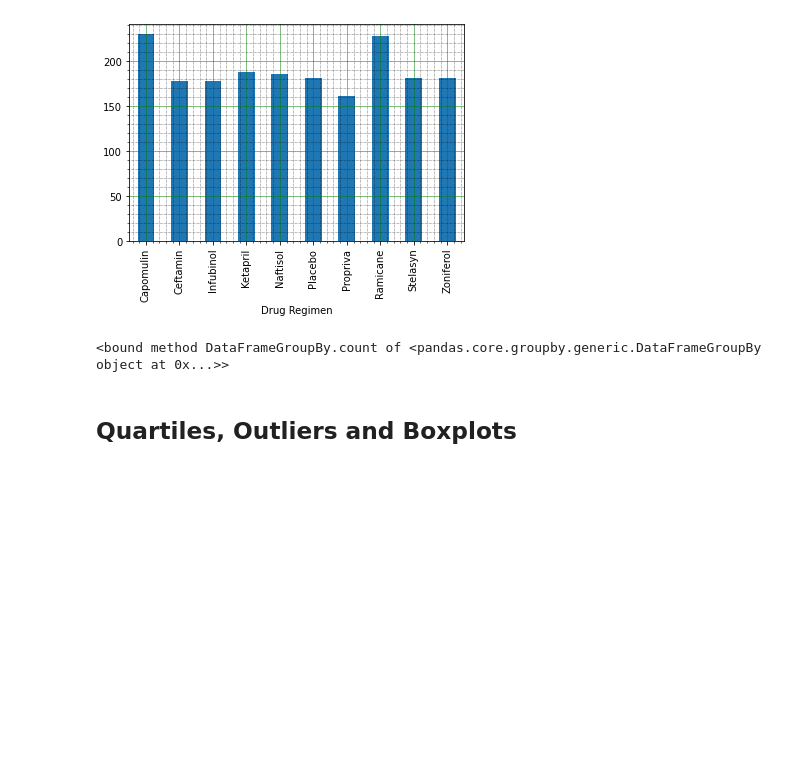
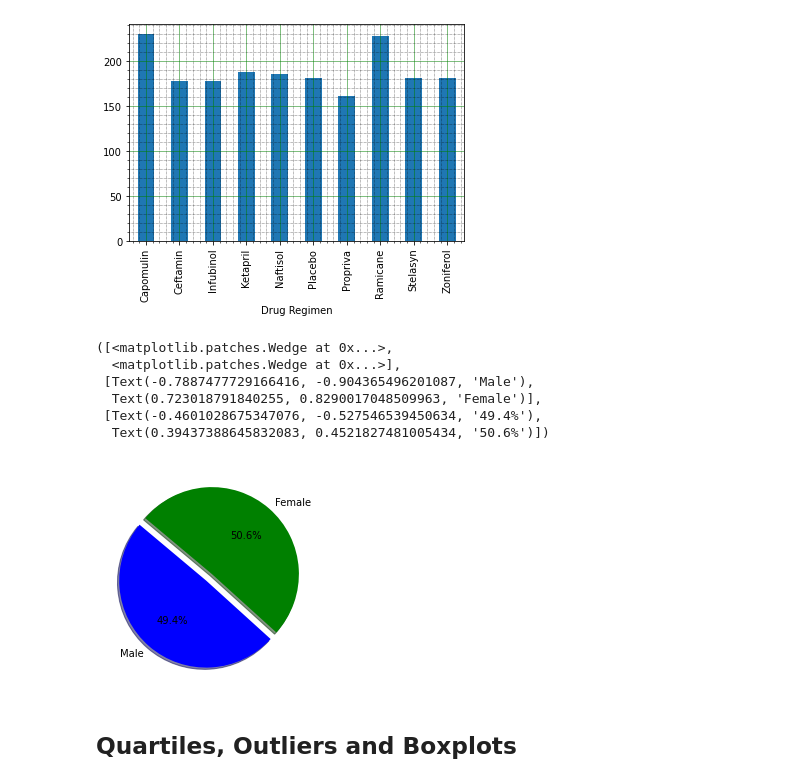
Before and after one commit to Yazz-01/Matplotlib_Pharma_Challenge, a Jupyter notebook: main_pharma.ipynb, the cells around one changed output. Saved outputs shown, nothing was run; the diff lists cells and outputs as text; code cells hidden in the pictures; blank space fills up the shorter version.

```diff
--- a/main_pharma.ipynb
+++ b/main_pharma.ipynb
@@ -178,9 +167,8 @@ plt.show()
 # %%
-# Generate a pie plot showing the distribution of female versus male mice using pandas
+# The distribution of female versus male mice using pandas
 
 total_measur_male= study_results.loc[(study_results["Sex"]== "Male")&(study_results["Drug Regimen"])]
-#total_measur_male.head()
-total_measur_male_group=total_measur_male.groupby("Sex").count
-total_measur_male_group
+#total_measur_male.count()
+
+total_measur_female= study_results.loc[(study_results["Sex"]== "Female")&(study_results["Drug Regimen"])]
+#total_measur_female.count()
-# %% [output]
-<bound method DataFrameGroupBy.count of <pandas.core.groupby.generic.DataFrameGroupBy object at 0x...>>
@@ -189,3 +175,30 @@ total_measur_male_group
+# %%
+# Generate a pie plot showing the distribution of female versus male mice using pyplot
+
+# Labels for the sections of our pie chart
+labels = ["Male", "Female"]
+
+# The values of each section of the pie chart
+sizes = [935,958]
+
+# The colors of each section of the pie chart
+colors = ["blue", "green"]
+
+# Tells matplotlib to seperate the "Humans" section from the others
+explode = (0.1, 0)
+
+# Creating the pie chart based upon the values above
+# Automatically finds the percentages of each part of the pie chart
+plt.pie(sizes, explode=explode, labels=labels, colors=colors,
+        autopct="%1.1f%%", shadow=True, startangle=140)
+# %% [output]
+([<matplotlib.patches.Wedge at 0x...>,
+  <matplotlib.patches.Wedge at 0x...>],
+ [Text(-0.7887477729166416, -0.904365496201087, 'Male'),
+  Text(0.723018791840255, 0.8290017048509963, 'Female')],
+ [Text(-0.4601028675347076, -0.527546539450634, '49.4%'),
+  Text(0.39437388645832083, 0.4521827481005434, '50.6%')])
+[figure, added]
 # %% [markdown]
 ## Quartiles, Outliers and Boxplots
 # %%
```
Also changed, not shown: parts of 4 cells of this notebook.
